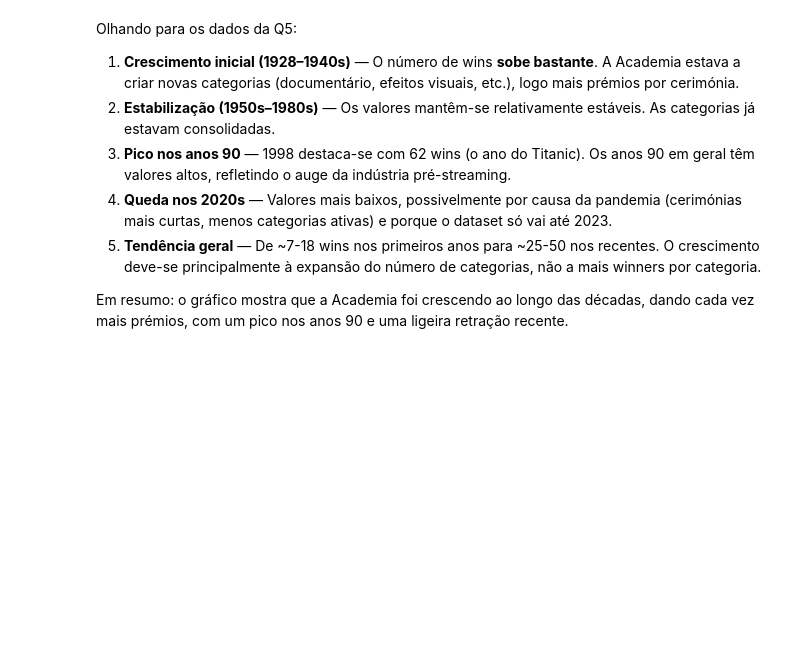
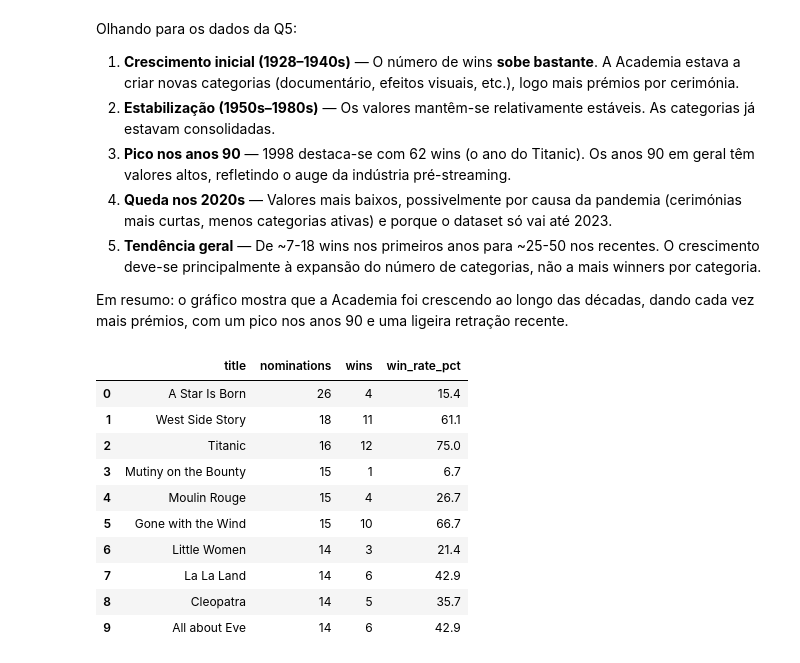
Before and after one commit to David11PD/DW_Assig, a Jupyter notebook: visualizations.ipynb, the cells around one changed output. Cells and saved outputs as stored; diff of their text form; code cells hidden in the pictures; blank space fills up the shorter version.

```diff
--- a/visualizations.ipynb
+++ b/visualizations.ipynb
@@ -171,3 +171,32 @@ Olhando para os dados da Q5:
   5. **Tendência geral** — De ~7-18 wins nos primeiros anos para ~25-50 nos recentes. O crescimento deve-se principalmente à expansão do número de categorias, não a mais winners por categoria.
 
   Em resumo: o gráfico mostra que a Academia foi crescendo ao longo das décadas, dando            cada vez mais prémios, com um pico nos anos 90 e uma ligeira retração recente.
+# %%
+# Gráfico 4 — Q8: Top 10 filmes mais nomeados com Win Rate (bar chart com dual axis)
+
+q8 = pd.read_sql_query("""
+      SELECT df.title, COUNT(*) AS nominations,
+             SUM(fn.win_count) AS wins,
+             ROUND(100.0 * SUM(fn.win_count) / COUNT(*), 1) AS win_rate_pct
+      FROM fact_nomination fn
+      JOIN dim_film df ON fn.film_key = df.film_key
+      WHERE df.title IS NOT NULL
+      GROUP BY df.title
+      HAVING nominations >= 3
+      ORDER BY nominations DESC
+      LIMIT 10
+""", conn)
+
+q8
+# %% [output]
+|  | title | nominations | wins | win_rate_pct |
+| 0 | A Star Is Born | 26 | 4 | 15.4 |
+| 1 | West Side Story | 18 | 11 | 61.1 |
+| 2 | Titanic | 16 | 12 | 75.0 |
+| 3 | Mutiny on the Bounty | 15 | 1 | 6.7 |
+| 4 | Moulin Rouge | 15 | 4 | 26.7 |
+| 5 | Gone with the Wind | 15 | 10 | 66.7 |
+| 6 | Little Women | 14 | 3 | 21.4 |
+| 7 | La La Land | 14 | 6 | 42.9 |
+| 8 | Cleopatra | 14 | 5 | 35.7 |
+| 9 | All about Eve | 14 | 6 | 42.9 |
```
Also changed, not shown: parts of 2 cells of this notebook.
